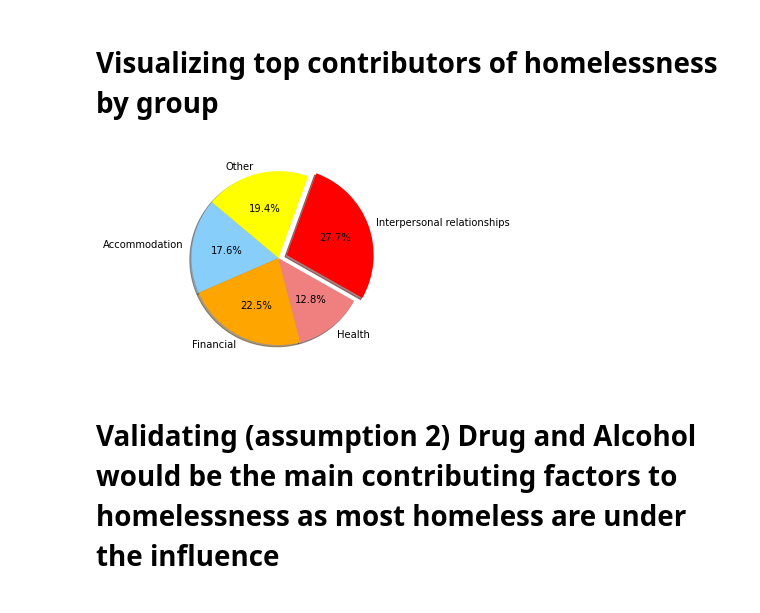
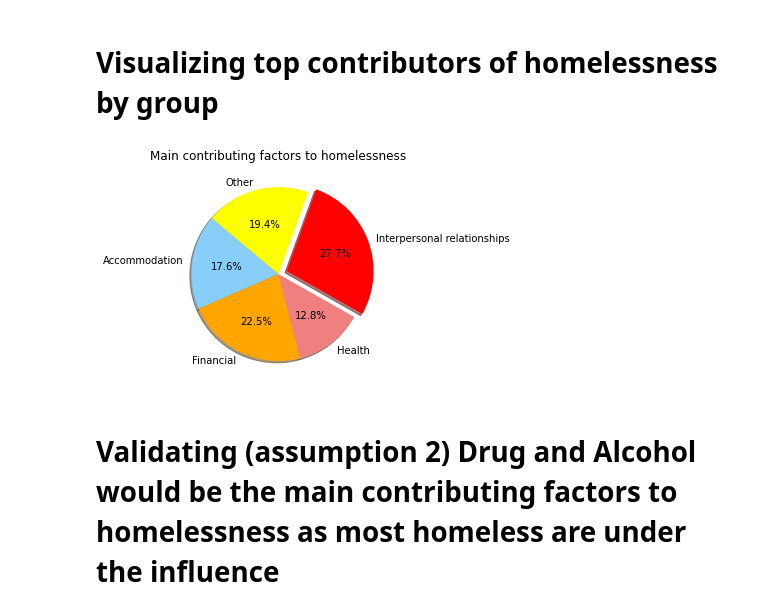
Before and after one commit to briginmis/project-1, a Jupyter notebook: factors_homelessness.ipynb, the cells around one changed output. Saved outputs shown, nothing was run; the diff lists cells and outputs as text; code cells hidden in the pictures.

```diff
--- a/factors_homelessness.ipynb
+++ b/factors_homelessness.ipynb
@@ -141,11 +140,13 @@ explode = (0, 0, 0, 0.1,0)
 # %%
 # Creates the pie chart based upon the values above
 # Automatically finds the percentages of each part of the pie chart
 plt.pie(sizes, explode=explode, labels=labels, colors=colors,
         autopct="%1.1f%%", shadow=True, startangle=140)
+# Give our chart some labels and a tile
+plt.title("Main contributing factors to homelessness")
 plt.show()
 # %% [output]
-[figure, old version]
+[figure, new version]
 # %% [markdown]
 # Validating (assumption 2) Drug and Alcohol would be the main contributing factors to homelessness as most homeless are under the influence
 # %%
```
Also changed, not shown: parts of 20 cells of this notebook, 2 other files.
